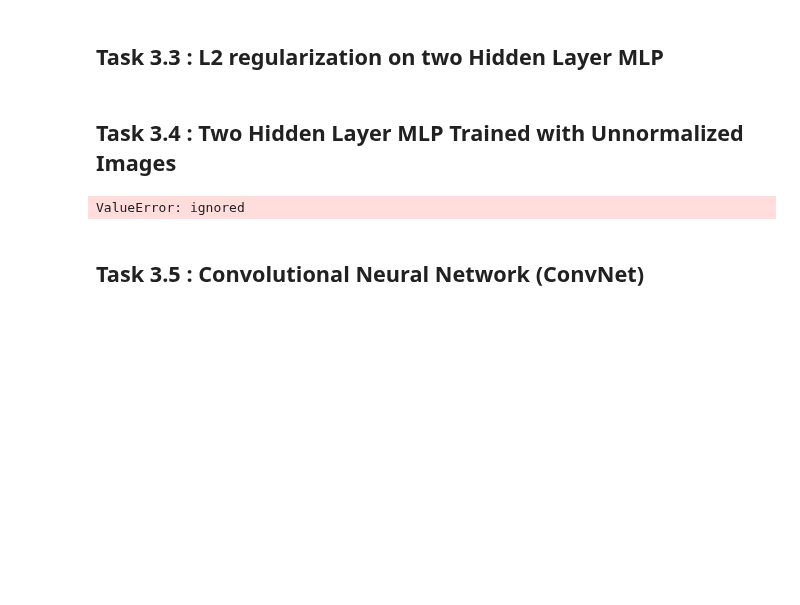
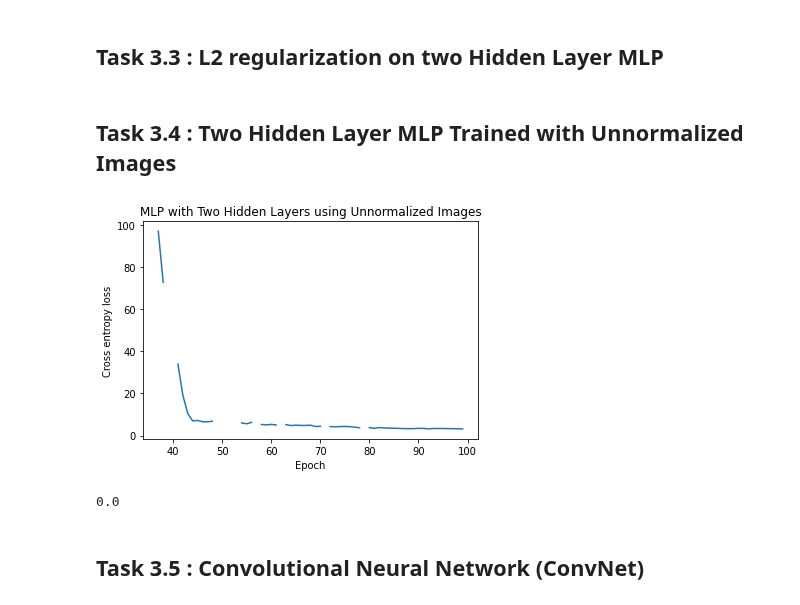
Before and after one commit to acollin19/comp551, a Jupyter notebook: A3/assignment3_group_24.ipynb, the cells around one changed output. Cells and saved outputs as stored; diff of their text form; code cells hidden in the pictures; blank space fills up the shorter version.

```diff
--- a/A3/assignment3_group_24.ipynb
+++ b/A3/assignment3_group_24.ipynb
@@ -338,26 +353,34 @@ Accuracy of MLP with Leaky Relu activation 0.6679.
 ## Task 3.4 : Two Hidden Layer MLP Trained with Unnormalized Images
 # %%
 HIDDEN_SIZE = 128
-GRADIENT_STEPS = 20
 
-(unnormalized_X_train, unnormalized_y_train), (unnormalized_X_test, unnormalized_y_test) = keras.datasets.fashion_mnist.load_data()
-# Reshape the images
+# load dataset
+(unnormalized_X_train, unnormalized_y_train), (unnormalized_X_test, unnormalized_y_test) = fashion_mnist.load_data()
+
 unnormalized_X_train = unnormalized_X_train.reshape(unnormalized_X_train.shape[0], 784)
 unnormalized_X_test = unnormalized_X_test.reshape(unnormalized_X_test.shape[0], 784)
+
+unnormalized_y_train = np_utils.to_categorical(unnormalized_y_train)
+unnormalized_y_test = np_utils.to_categorical(unnormalized_y_test)
 
 unnormalized_mlp = MLP(
     LinearLayer(n_features, HIDDEN_SIZE),
     ReLULayer(),
     LinearLayer(HIDDEN_SIZE, HIDDEN_SIZE),
     ReLULayer(),
     LinearLayer(HIDDEN_SIZE, 10),
     SoftmaxOutputLayer()
 )
-unnormalized_opt2 = GradientDescentOptimizer(mlp2, 1e-2)
+unnormalized_opt2 = GradientDescentOptimizer(unnormalized_mlp, 1e-2)
 title= "MLP with Two Hidden Layers using Unnormalized Images"
 train(unnormalized_mlp, unnormalized_opt2, unnormalized_X_train, unnormalized_y_train, 100, 1000, title)
 # %% [output]
-ValueError: ignored
+[figure, added]
+# %%
+unnormalized_acc = np.sum(np.argmax(unnormalized_mlp.forward(unnormalized_X_test), axis=1) == unnormalized_y_test) / unnormalized_X_test.shape[0]
+print(unnormalized_acc)
+# %% [output]
+0.0
 # %% [markdown]
 ## Task 3.5 : Convolutional Neural Network (ConvNet)
 # %%
```
Also changed, not shown: parts of 28 cells of this notebook.
